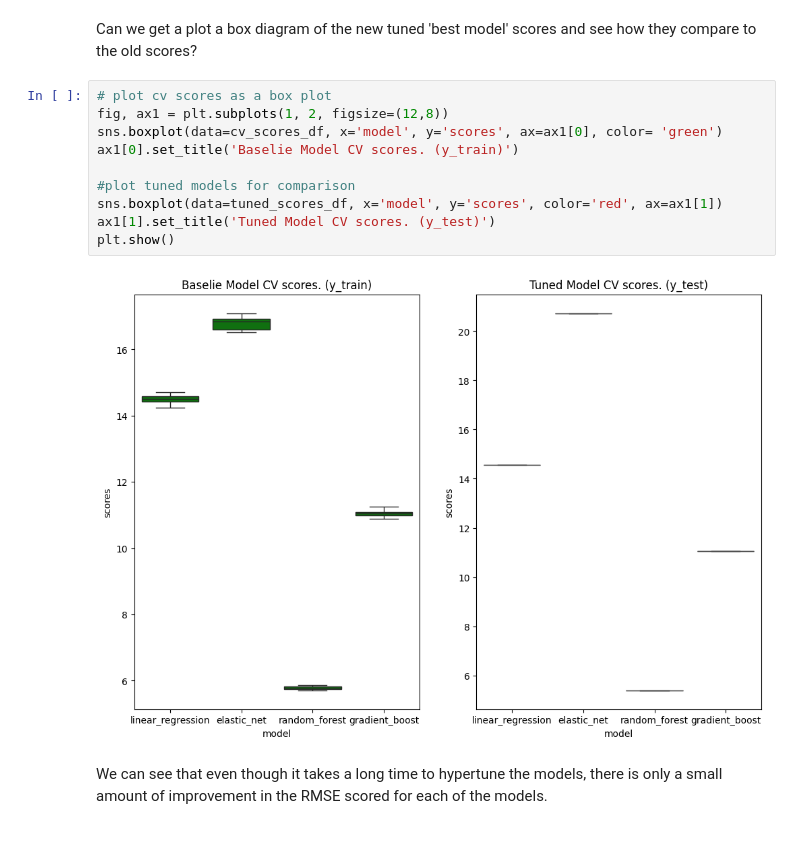
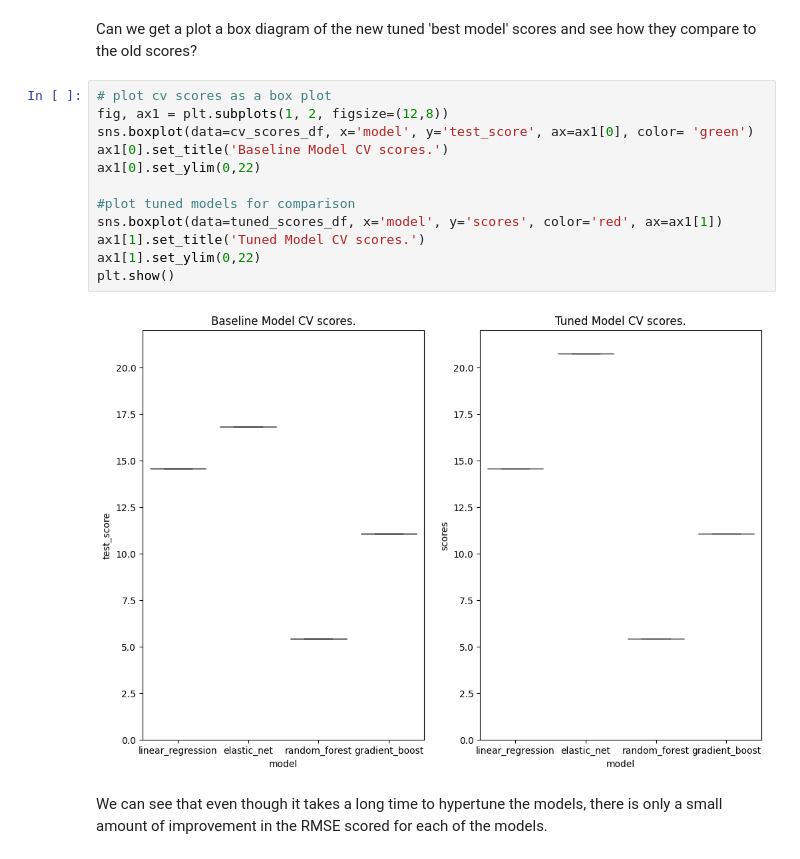
Before and after one commit to danielcoles1989/dc_accelerator, a Jupyter notebook: notebook_ml.ipynb, the cells around one changed output. Cells and saved outputs as stored; diff of their text form.

```diff
--- a/notebook_ml.ipynb
+++ b/notebook_ml.ipynb
@@ -616,14 +655,16 @@ Can we get a plot a box diagram of the new tuned 'best model' scores and see how
 # %%
 # plot cv scores as a box plot
 fig, ax1 = plt.subplots(1, 2, figsize=(12,8))
-sns.boxplot(data=cv_scores_df, x='model', y='scores', ax=ax1[0], color= 'green')
-ax1[0].set_title('Baselie Model CV scores. (y_train)')
+sns.boxplot(data=cv_scores_df, x='model', y='test_score', ax=ax1[0], color= 'green')
+ax1[0].set_title('Baseline Model CV scores.')
+ax1[0].set_ylim(0,22)
 
 #plot tuned models for comparison
 sns.boxplot(data=tuned_scores_df, x='model', y='scores', color='red', ax=ax1[1])
-ax1[1].set_title('Tuned Model CV scores. (y_test)')
+ax1[1].set_title('Tuned Model CV scores.')
+ax1[1].set_ylim(0,22)
 plt.show()
 # %% [output]
-[figure, old version]
+[figure, new version]
 # %% [markdown]
 We can see that even though it takes a long time to hypertune the models, there is only a small amount of improvement in the RMSE scored for each of the models.
```
Also changed, not shown: parts of 20 cells of this notebook, 3 other files.
